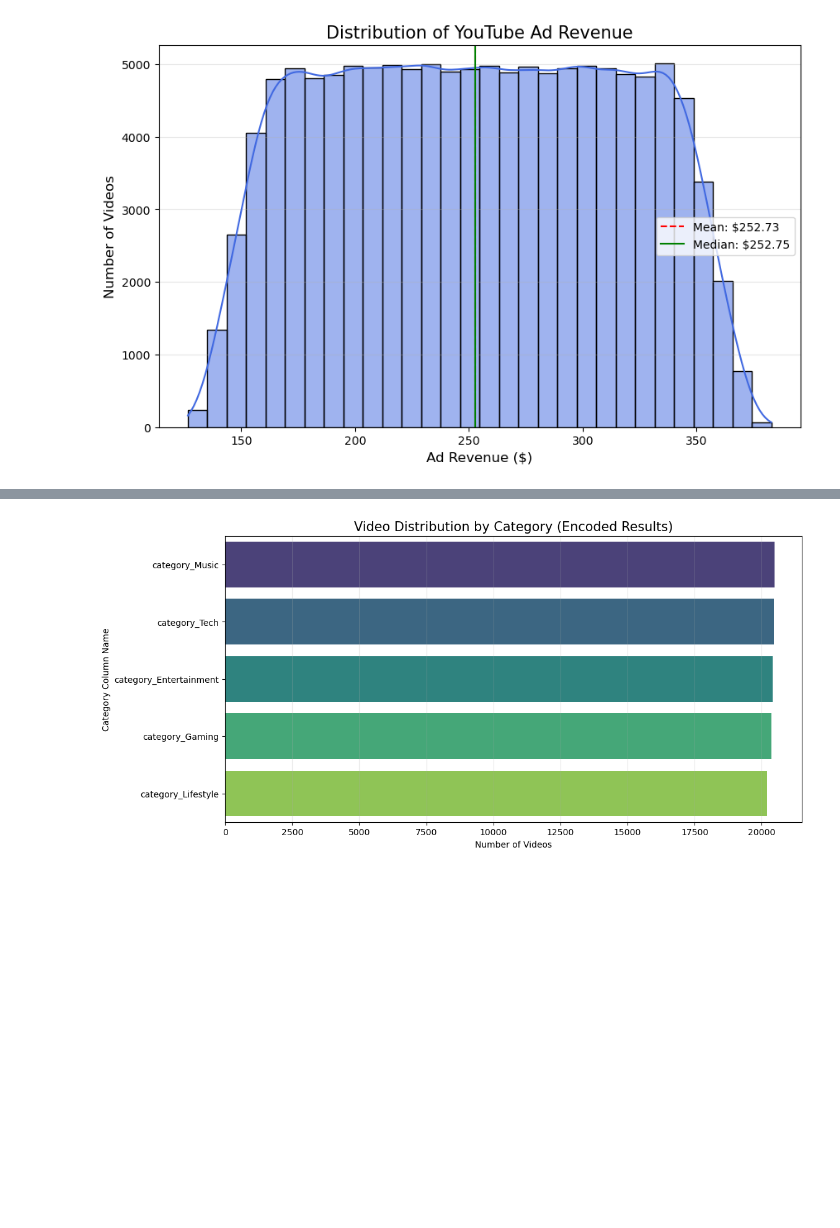
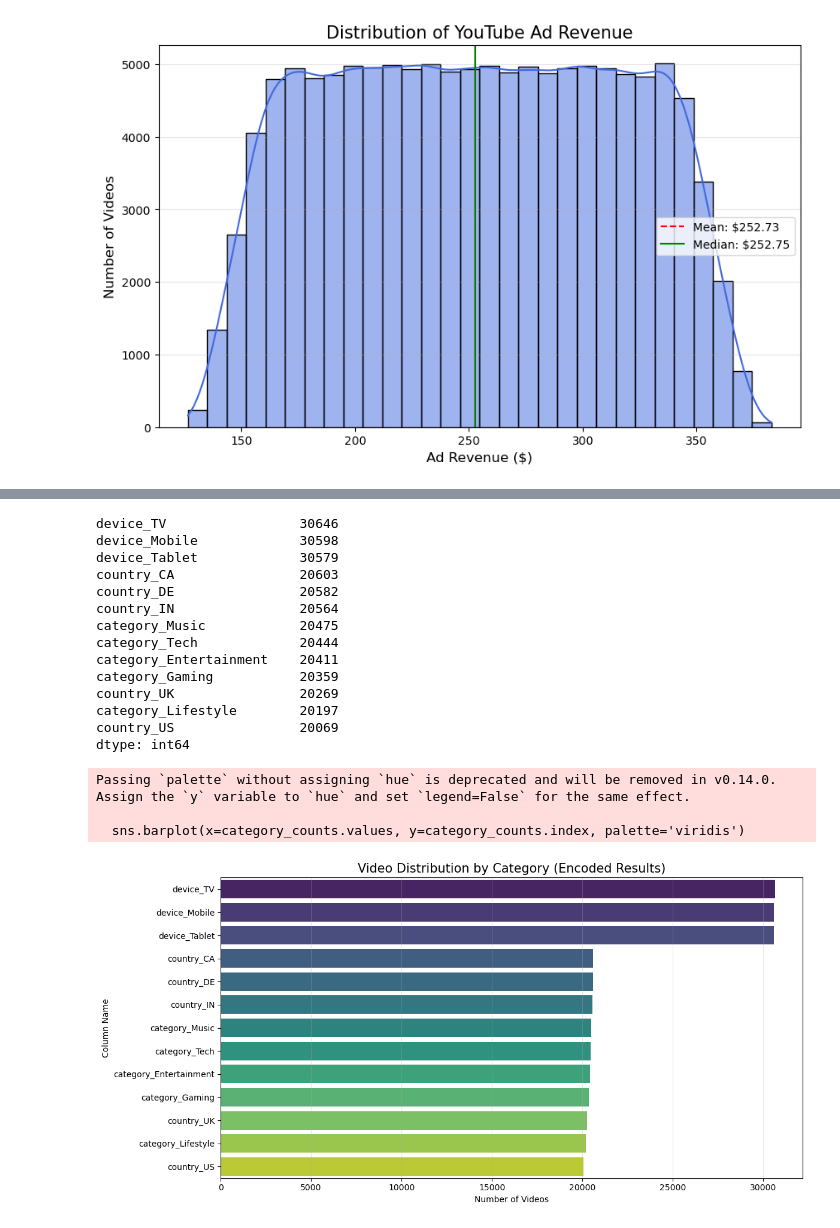
Before and after one commit to vinodg-dotcom/Content_Monetization_Modeler, a Jupyter notebook: youtubeAdRevenue.ipynb, the cells around one changed output, grey strips where cells are left out. Drawn from its saved outputs; the diff is of its cells as text; code cells hidden in the pictures; blank space fills up the shorter version.

```diff
--- a/youtubeAdRevenue.ipynb
+++ b/youtubeAdRevenue.ipynb
@@ -225,3 +223,6 @@ month                   0
 day                     0
 time                    0
 dtype: int64
+# %%
+youtube_df.drop(columns = ["time"], inplace=True)
+youtube_df.info()
@@ -227,0 +250,10 @@ dtype: int64
+# %%
+# Create a list of the categorical columns to encode
+cols_to_encode = ['category', 'device', 'country']
+
+# Add 'dtype=int' to make the output - 1 and 0
+youtube_df = pd.get_dummies(youtube_df, columns=cols_to_encode, drop_first=True, dtype=int)
+
+print(youtube_df.info())
+print("\nNew Column List:", youtube_df.columns.tolist())
+print(youtube_df.head())
@@ -434,0 +539,13 @@ New Column List: ['views', 'likes', 'comments', 'watch_time_minutes', 'video_len
+# %%
+youtube_df = youtube_df.rename(columns={
+    'views': 'Views',
+    'likes': 'Likes',
+    'comments': 'Comments',
+    'subscribers': 'Subscribers'
+})
+
+features_for_corr = [col for col in youtube_df.columns if col != 'ad_revenue_usd']
+correl = youtube_df[features_for_corr].corrwith(youtube_df['ad_revenue_usd'],numeric_only=True)
+
+top_correl = correl.sort_values(ascending=True).tail(15)
+print(top_correl)
@@ -435,17 +603,46 @@ New Column List: ['views', 'likes', 'comments', 'watch_time_minutes', 'video_len
 # %%
 # Identify the new columns created by the encoding
-cat_cols = [col for col in youtube_df.columns if 'category_' in col]
+cols_encoded = ['category', 'device', 'country']
+cat_cols = []
 
-# Sum the values (since they are 1s and 0s, the sum is the count)
+for col in youtube_df.columns:
+    for keyword in cols_encoded:
+        if keyword in col:
+            cat_cols.append(col)
+            break
+
+#cat_cols = [col for col in youtube_df.columns if cols_encoded in col]
+
+# Sum the values
+sorted_sums = youtube_df[cat_cols].sum().sort_values(ascending=False)
+print(sorted_sums)
 category_counts = youtube_df[cat_cols].sum().sort_values(ascending=False)
 
 # Plot
 plt.figure(figsize=(12, 6))
 sns.barplot(x=category_counts.values, y=category_counts.index, palette='viridis')
 plt.title('Video Distribution by Category (Encoded Results)', fontsize=15)
 plt.xlabel('Number of Videos')
-plt.ylabel('Category Column Name')
+plt.ylabel('Column Name')
 plt.grid(axis='x', alpha=0.3)
+plt.tight_layout()
 plt.show()
 # %% [output]
+device_TV                 30646
+device_Mobile             30598
+device_Tablet             30579
+country_CA                20603
+country_DE                20582
+country_IN                20564
+category_Music            20475
+category_Tech             20444
+category_Entertainment    20411
+category_Gaming           20359
+country_UK                20269
+category_Lifestyle        20197
+country_US                20069
+dtype: int64
+Passing `palette` without assigning `hue` is deprecated and will be removed in v0.14.0. Assign the `y` variable to `hue` and set `legend=False` for the same effect.
+
+  sns.barplot(x=category_counts.values, y=category_counts.index, palette='viridis')
-[figure, old version]
+[figure, new version]
```
Also changed, not shown: parts of 25 cells of this notebook.
